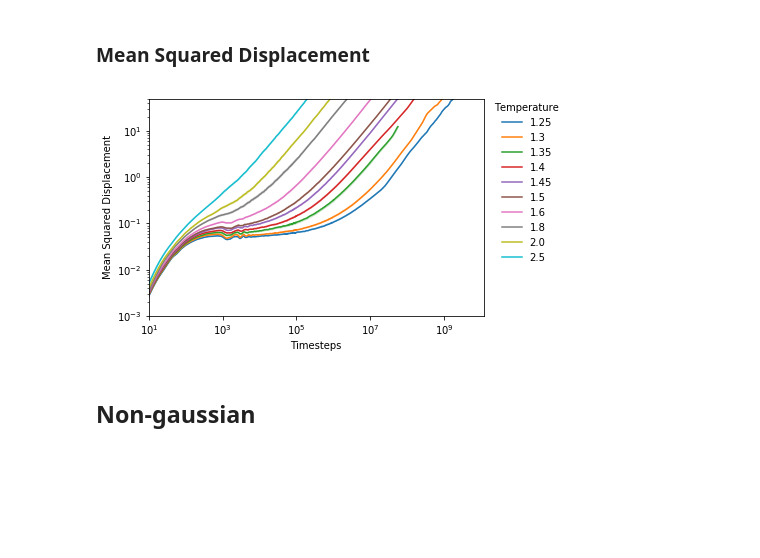
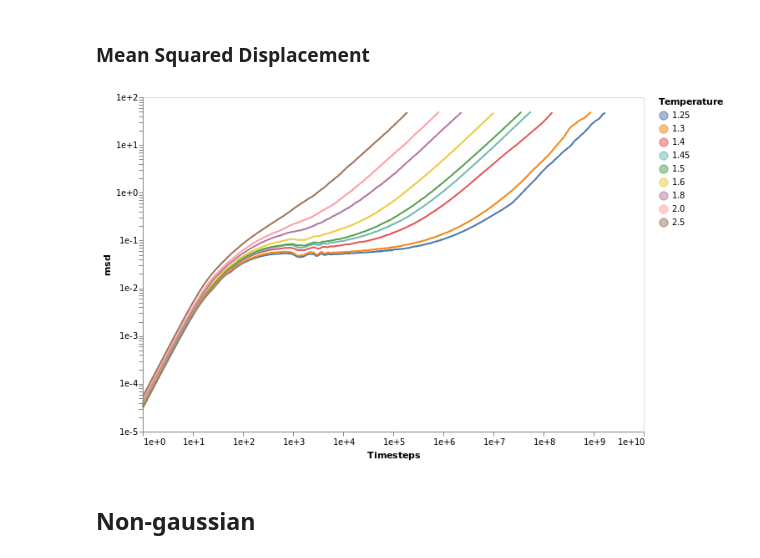
Before and after one commit to malramsay64/Dynamics, a Jupyter notebook: notebooks/21_phd_dynamics.ipynb, the cells around one changed output. Cells and saved outputs as stored; diff of their text form; code cells hidden in the pictures; blank space fills up the shorter version.

Commit message:
notebooks(dynamics): Remove old figures and update new ones
This updates the dynamics notebook ensuing everything works.

```diff
--- a/notebooks/21_phd_dynamics.ipynb
+++ b/notebooks/21_phd_dynamics.ipynb
@@ -47,8 +51,7 @@ with the `dynamics.h5` file containing all the dynamics results in 3 tables
 data_dir = Path('../data/analysis')
 
 # Load data for most of the figures
-dynamics_df = pandas.read_hdf(data_dir / 'dynamics_clean.h5', 'dynamics')
-# relaxations_df = pandas.read_hdf(data_dir / 'dynamics.h5', 'relaxations')
+dynamics_df = pandas.read_hdf(data_dir / 'dynamics_clean_agg.h5', 'dynamics')
 
 dynamics_df = dynamics_df.query("pressure == 13.50")
 
@@ -65,7 +68,7 @@ this creates a column in the data frames with this normalised temperature.
 dynamics_df['temp_norm'] = 0
 
 select_high_pressure = (dynamics_df.pressure == 13.50).values
-dynamics_df.loc[select_high_pressure, 'temp_norm'] = dynamics_df.loc[select_high_pressure, 'pressure'] / 1.35
+dynamics_df.loc[select_high_pressure, 'temp_norm'] = 1.35 / dynamics_df.loc[select_high_pressure, 'pressure']
 
 select_low_pressure = (dynamics_df.pressure == 1.00).values
-dynamics_df.loc[select_low_pressure, 'temp_norm'] = dynamics_df.loc[select_low_pressure, 'pressure'] / 0.36
+dynamics_df.loc[select_low_pressure, 'temp_norm'] = 0.36 / dynamics_df.loc[select_low_pressure, 'pressure']
@@ -76,48 +101,13 @@ These are a collection of dynamics quantities to establish that the system we ar
 # %% [markdown]
 ### Mean Squared Displacement
-# %%
-fig, ax = plt.subplots()
-# Plot the msd vs time, colouring yb the temperature
-seaborn.lineplot(
-    'time',
-    'msd',
-    hue='temperature',
-    hue_order=sorted(dynamics_df.temperature.unique()),
-    palette=seaborn.color_palette(),
-    ci=95,
-    data=dynamics_df,
-    ax=ax
-)
-# We want a log/log scale, so set this here
-ax.set_xscale('log')
-ax.set_yscale('log')
-
-# The ballistic region of the MSD is not particularly interesting, so remove most of it from the figure
-ax.set_xlim(left=10)
-ax.set_ylim(top=50, bottom=1e-3)
-# ax.set_ylim(bottom=0.01)
-
-# Setup the legend, Seaborn adds it's own label as the first handle
-# so we need this method of removing the first handle and label.
-handles, labels = ax.get_legend_handles_labels()
-ax.legend(
-    loc='upper left',
-    frameon=False,
-    bbox_to_anchor=(1.02, 1.0),
-    borderaxespad=0.,
-    title='Temperature',
-    handles=handles[1:],
-    labels=labels[1:]
-)
-
-# Appropriate labels for each axis
-ax.set_xlabel('Timesteps')
-ax.set_ylabel("Mean Squared Displacement")
-
-# Save figure to a file
-if save_figures:
-    fig.savefig(figure_dir / "mean-squared-displacement.pdf", bbox_inches='tight')
-# %% [output]
-[figure, removed]
+# %%
+c = plot_dynamics(dynamics_df, 'msd', scale='log')
+
+if save_figures:
+    c.save(str(figure_dir / "mean_squared_displacement.svg"), webdriver='firefox')
+
+c
+# %% [output]
+[figure, added]
 # %% [markdown]
 ## Non-gaussian
```
Also changed, not shown: parts of 56 cells of this notebook.
